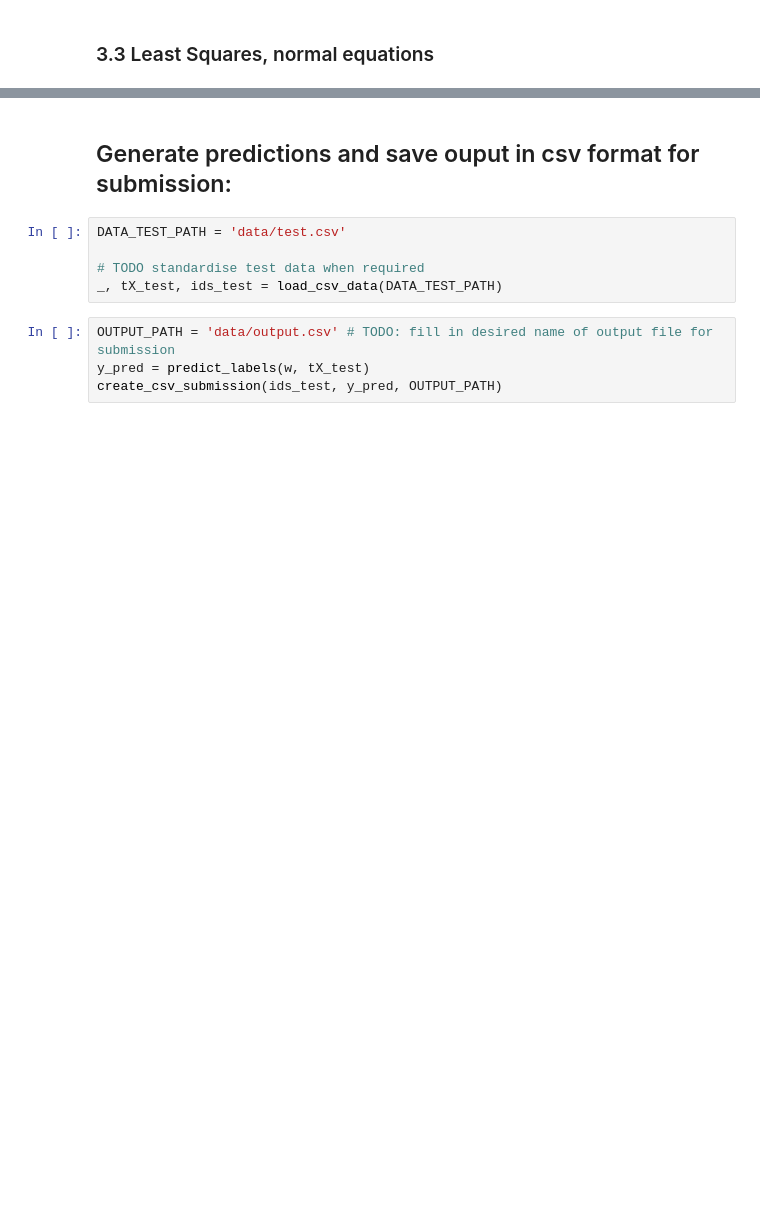
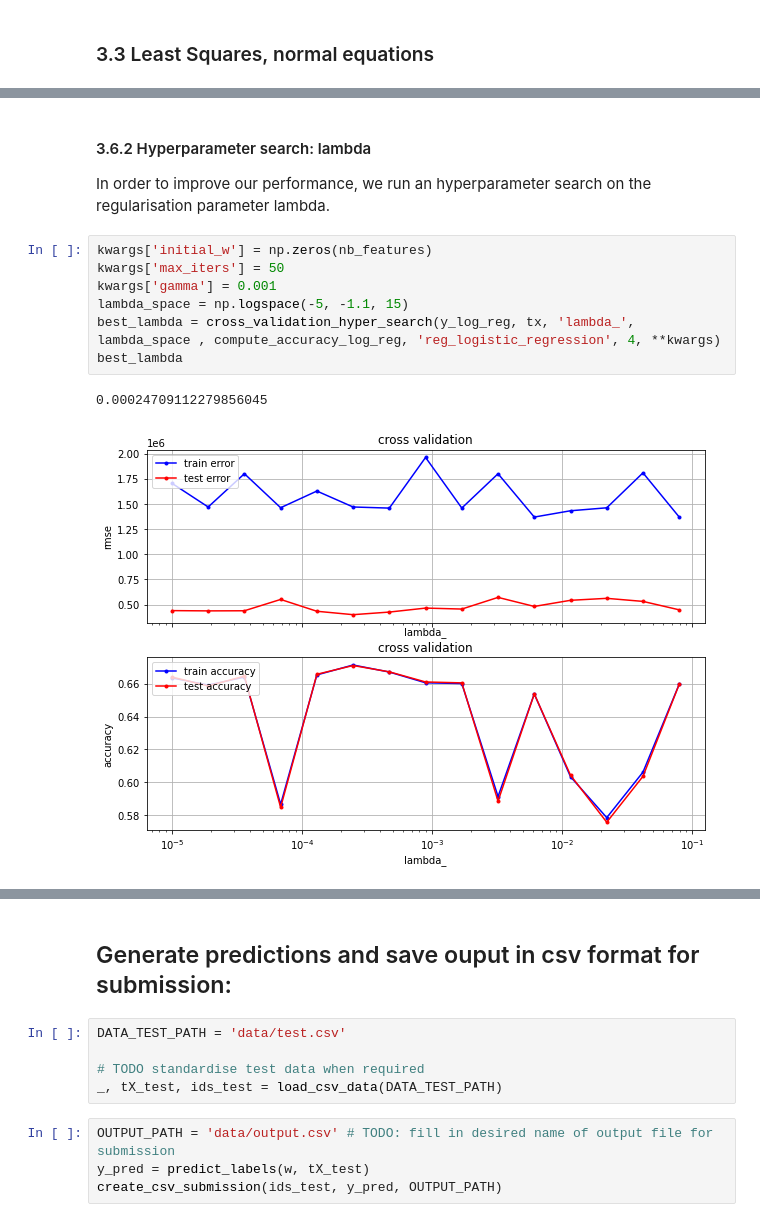
Before and after one commit to Noyt/ML2020_PR1, a Jupyter notebook: project1.ipynb, the cells around one changed output, grey strips where cells are left out. Drawn from its saved outputs; the diff is of its cells as text; blank space fills up the shorter version.

```diff
--- a/project1.ipynb
+++ b/project1.ipynb
@@ -176 +245,15 @@ def cross_validation_hyper_search(y, x, param_name, search_space, metric, learni
+# %% [markdown]
+#### 3.6.2 Hyperparameter search: lambda
+
+In order to improve our performance, we run an hyperparameter search on the regularisation parameter lambda.
+# %%
+kwargs['initial_w'] = np.zeros(nb_features)
+kwargs['max_iters'] = 50
+kwargs['gamma'] = 0.001
+lambda_space = np.logspace(-5, -1.1, 15)
+best_lambda = cross_validation_hyper_search(y_log_reg, tx, 'lambda_', lambda_space , compute_accuracy_log_reg, 'reg_logistic_regression', 4, **kwargs)
+best_lambda
+# %% [output]
+0.00024709112279856045
+[figure, added]
 # %%
```
Also changed, not shown: parts of 29 cells of this notebook, 5 other files.
